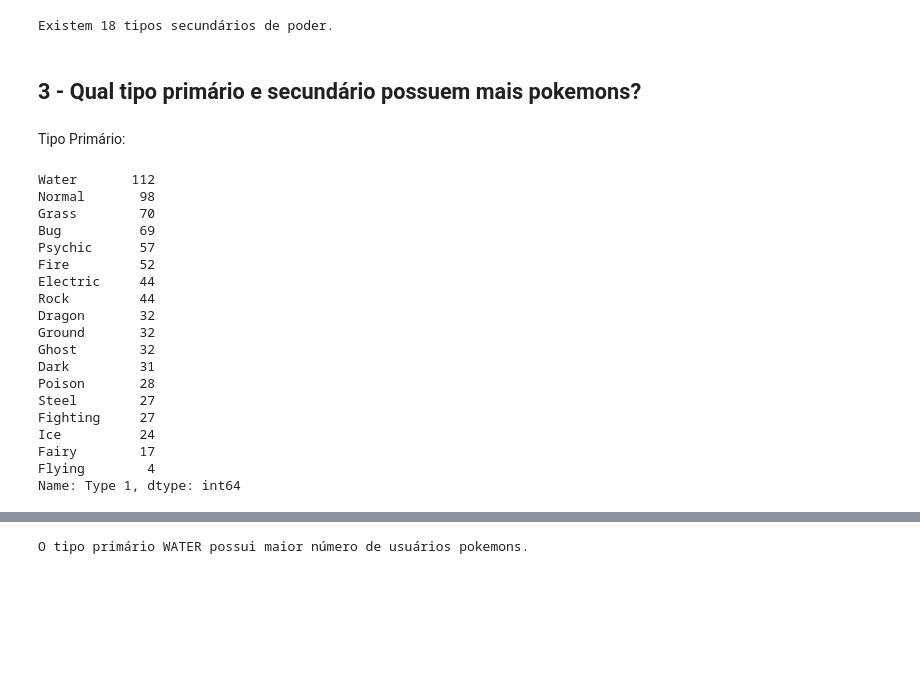
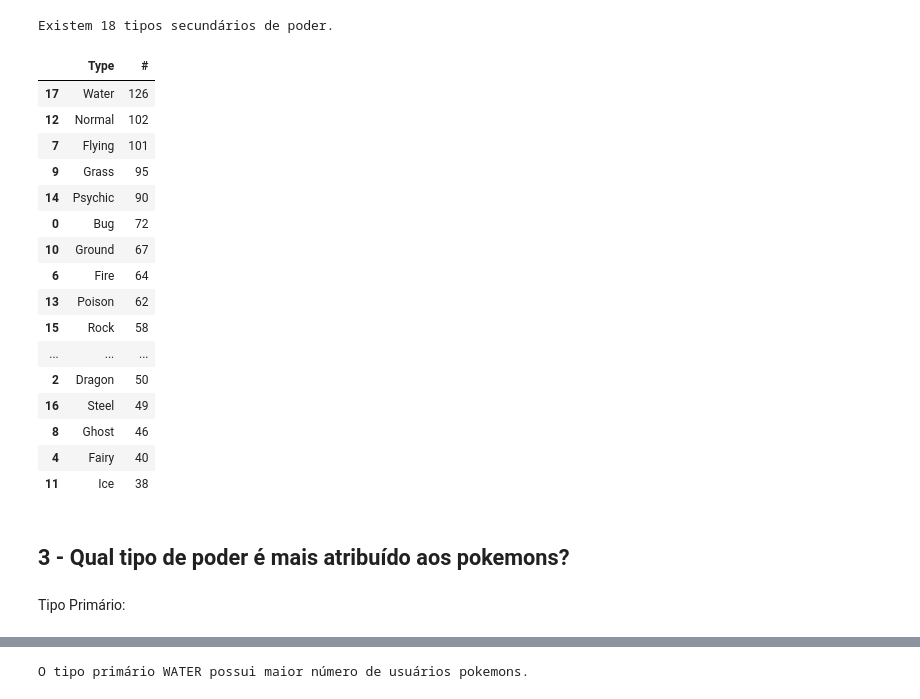
Before and after one commit to JessicaHemily/Aprendizado-Python, a Jupyter notebook: Análise em Python - Base Pokemon/estudo - base POKEMON.ipynb, the cells around one changed output, grey strips where cells are left out. Saved outputs shown, nothing was run; the diff lists cells and outputs as text; code cells hidden in the pictures; blank space fills up the shorter version.

```diff
--- a/Análise em Python - Base Pokemon/estudo - base POKEMON.ipynb
+++ b/Análise em Python - Base Pokemon/estudo - base POKEMON.ipynb
@@ -60,30 +61,45 @@ tipo_2 = df['Type 2'].nunique()
 print(f"Existem {tipo_2} tipos secundários de poder.")
 # %% [output]
 Existem 18 tipos secundários de poder.
+# %%
+type1 = (df.
+         groupby('Type 1')['#'].count()
+         .reset_index()
+         .rename(columns = {'Type 1':'Type'})
+         .sort_values(by='#',ascending=False)
+        )
+type2 = (df.groupby('Type 2')['#'].count()
+         .reset_index()
+         .rename(columns = {'Type 2':'Type'})
+         .sort_values(by='#',ascending=False)
+        )
+type12_concat = pd.concat([type1,type2], ignore_index=True)
+type12_concat = (type12_concat
+                .groupby('Type')['#']
+                .sum()
+                .reset_index()
+                )
+type12_concat = type12_concat.sort_values(by='#',ascending = False)
+type12_concat
+# %% [output]
+|  | Type | # |
+| 17 | Water | 126 |
+| 12 | Normal | 102 |
+| 7 | Flying | 101 |
+| 9 | Grass | 95 |
+| 14 | Psychic | 90 |
+| 0 | Bug | 72 |
+| 10 | Ground | 67 |
+| 6 | Fire | 64 |
+| 13 | Poison | 62 |
+| 15 | Rock | 58 |
+| ... | ... | ... |
+| 2 | Dragon | 50 |
+| 16 | Steel | 49 |
+| 8 | Ghost | 46 |
+| 4 | Fairy | 40 |
+| 11 | Ice | 38 |
 # %% [markdown]
-## 3 - Qual tipo primário e secundário possuem mais pokemons?
+## 3 - Qual tipo de poder é mais atribuído aos pokemons?
 # %% [markdown]
 Tipo Primário:
-# %%
-df_t1 = df['Type 1'].value_counts()
-df_t1
-# %% [output]
-Water       112
-Normal       98
-Grass        70
-Bug          69
-Psychic      57
-Fire         52
-Electric     44
-Rock         44
-Dragon       32
-Ground       32
-Ghost        32
-Dark         31
-Poison       28
-Steel        27
-Fighting     27
-Ice          24
-Fairy        17
-Flying        4
-Name: Type 1, dtype: int64
```
Also changed, not shown: parts of 7 cells of this notebook.
